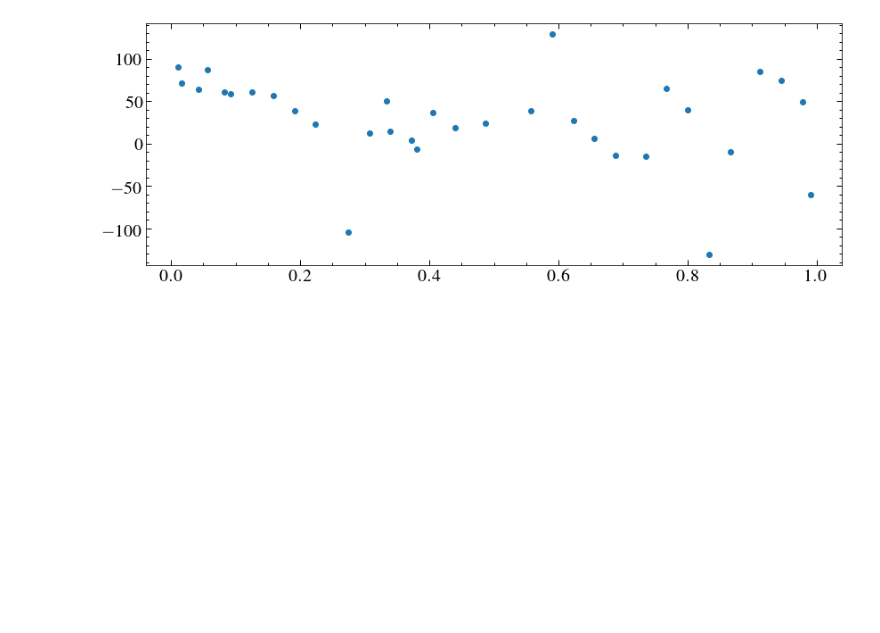
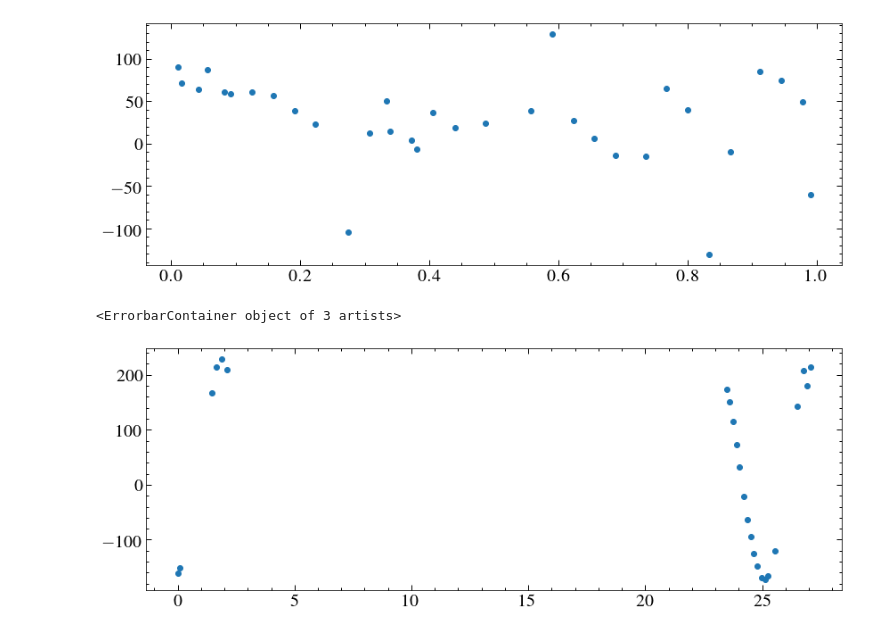
Before and after one commit to davidjwilson/wd-bd, a Jupyter notebook: dv_find.ipynb, the cells around one changed output. Saved outputs shown, nothing was run; the diff lists cells and outputs as text; code cells hidden in the pictures; blank space fills up the shorter version.

```diff
--- a/dv_find.ipynb
+++ b/dv_find.ipynb
@@ -475,0 +467,5 @@ plt.errorbar(abs_fold, abs_dvs, ls='none', marker='o')
+# %%
+plt.errorbar(t, dv_fake, ls='none', marker='o')
+# %% [output]
+<ErrorbarContainer object of 3 artists>
+[figure, added]
```
Also changed, not shown: parts of 13 cells of this notebook.
